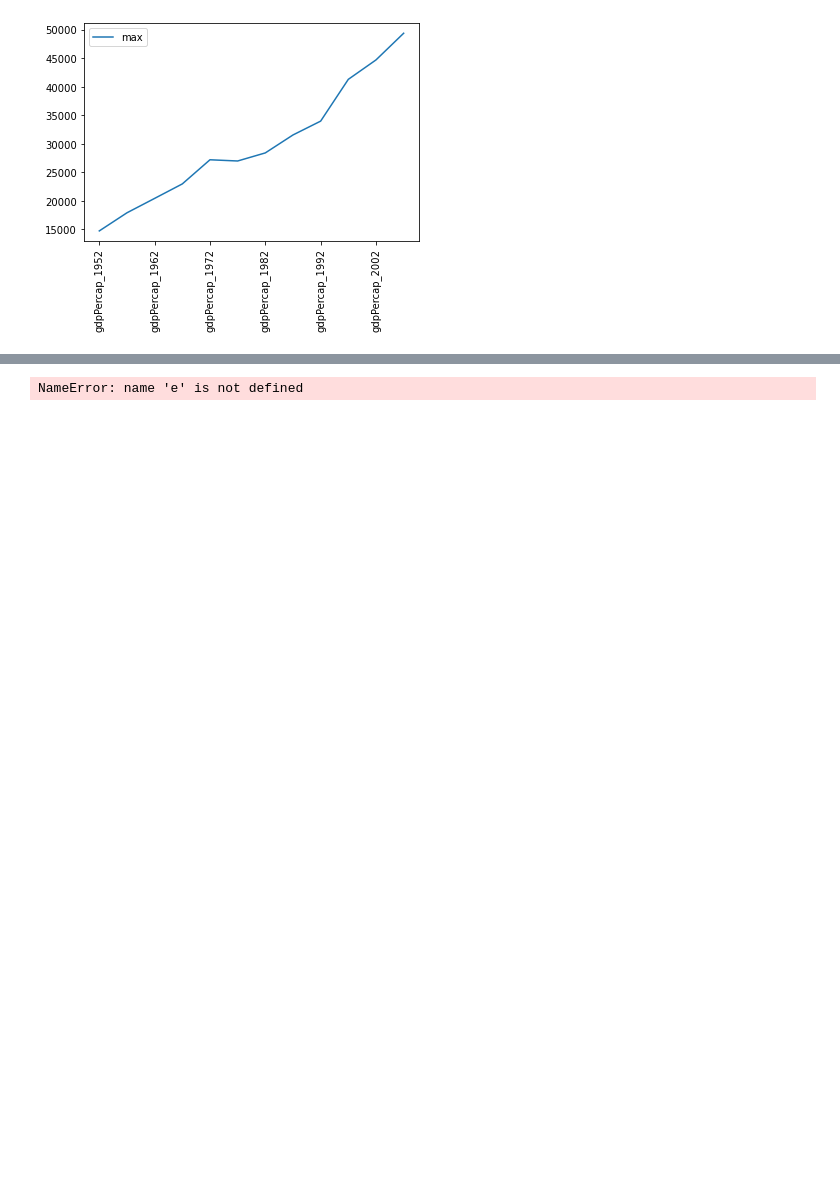
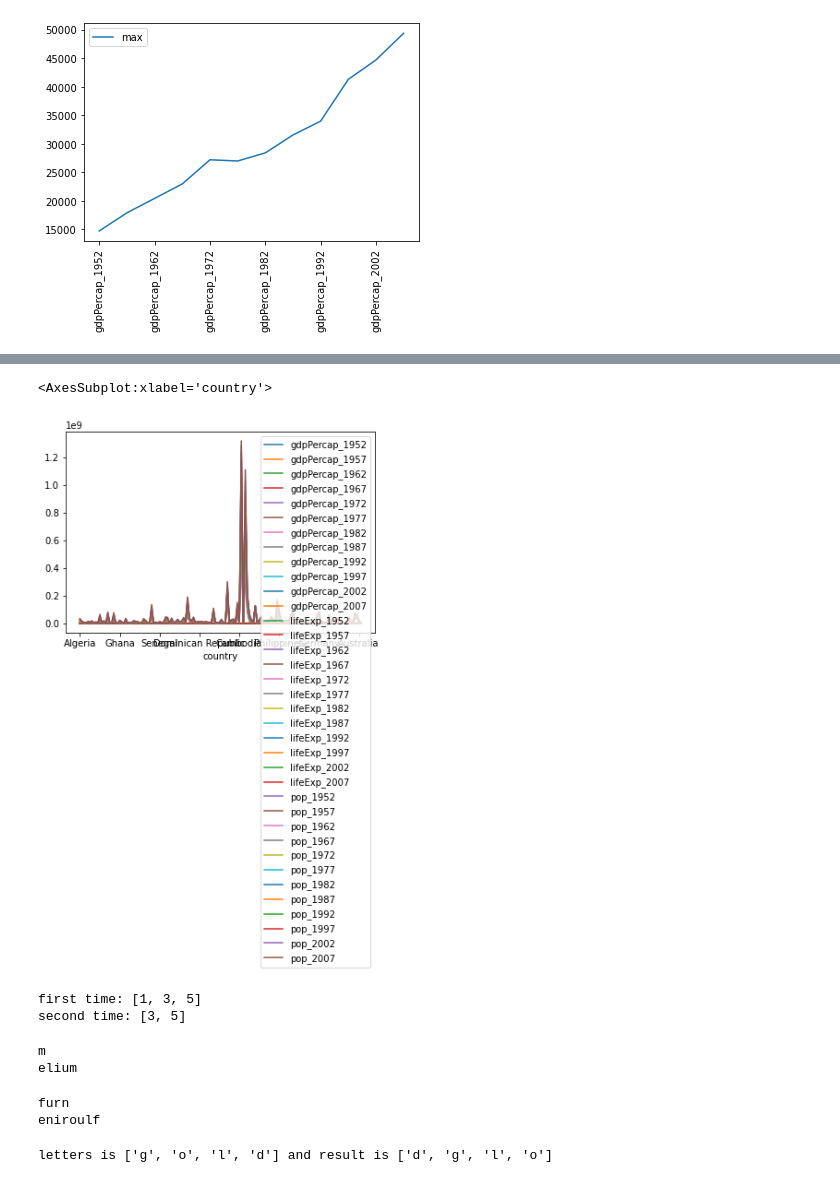
Before and after one commit to MJardon913/2021_pml_marioj, a Jupyter notebook: Untitled.ipynb, the cells around one changed output, grey strips where cells are left out. Saved outputs shown, nothing was run; the diff lists cells and outputs as text; code cells hidden in the pictures; blank space fills up the shorter version.

```diff
--- a/Untitled.ipynb
+++ b/Untitled.ipynb
@@ -60,5 +60,31 @@ data_all.plot(kind='scatter', x='gdpPercap_2007', y='lifeExp_2007',
 [figure]
 # %%
-help(e)
+data_all.plot()
 # %% [output]
-NameError: name 'e' is not defined
+<AxesSubplot:xlabel='country'>
+[figure, added]
+# %%
+values = []
+values.append(1)
+values.append(3)
+values.append(5)
+print('first time:', values)
+values = values[1:len(values)]
+print('second time:', values)
+# %% [output]
+first time: [1, 3, 5]
+second time: [3, 5]
+# %%
+element = 'helium'
+print(element[-1])
+print(element[1:])
+# %% [output]
+m
+elium
+# %%
+element = 'fluorine'
+print(element[::2])
+print(element[::-1])
+# %% [output]
+furn
+eniroulf
@@ -64,0 +95,6 @@ NameError: name 'e' is not defined
+# %%
+letters = list('gold')
+result = sorted(letters)
+print('letters is', letters, 'and result is', result)
+# %% [output]
+letters is ['g', 'o', 'l', 'd'] and result is ['d', 'g', 'l', 'o']
```
Also changed, not shown: parts of 9 cells of this notebook, 1 other file.
